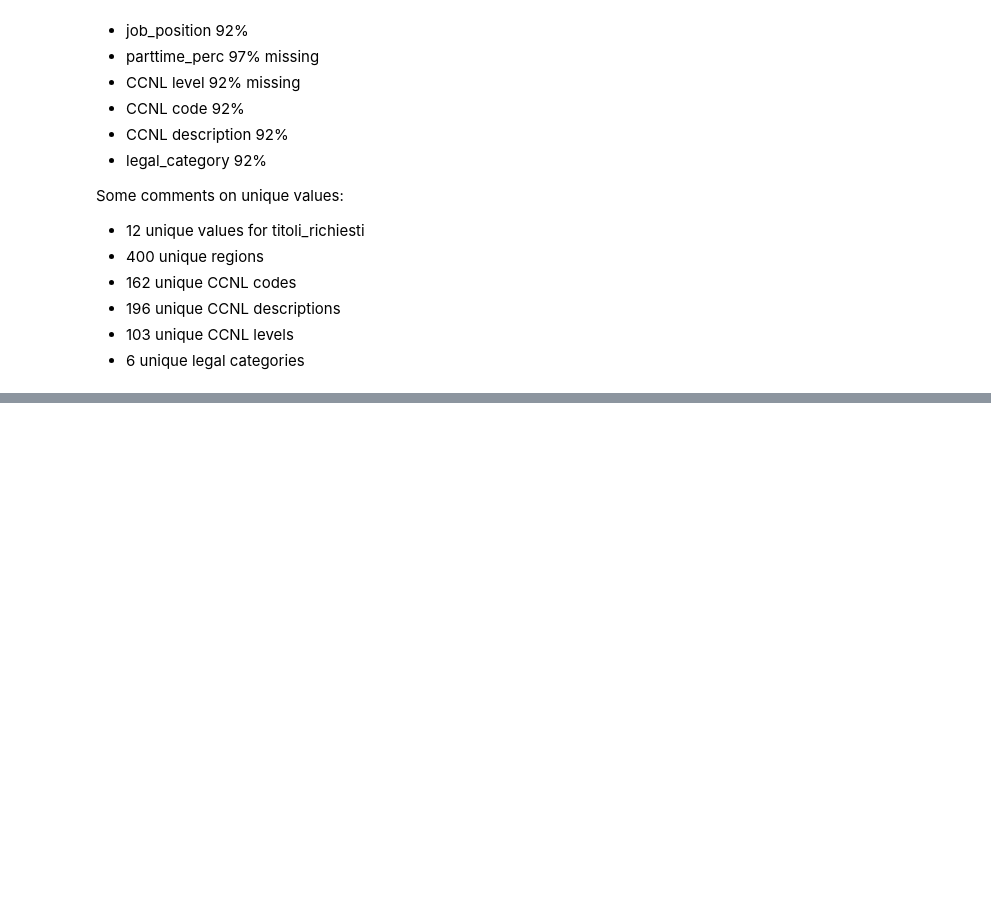
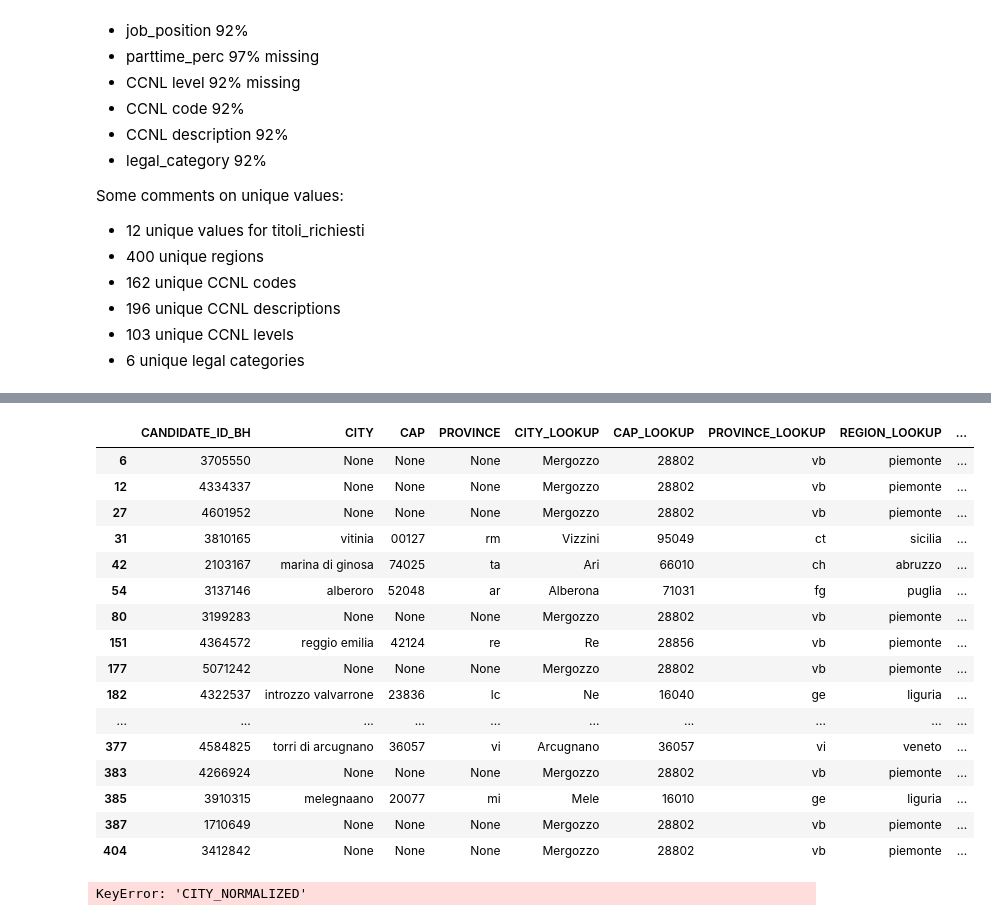
Before and after one commit to AntonioMariaFiscarelli/On-Bench-Candidates-to-Jobs-Auto-Match, a Jupyter notebook: notebooks/eda_onbench.ipynb, the cells around one changed output, grey strips where cells are left out. Cells and saved outputs as stored; diff of their text form; code cells hidden in the pictures; blank space fills up the shorter version.

```diff
--- a/notebooks/eda_onbench.ipynb
+++ b/notebooks/eda_onbench.ipynb
@@ -468,0 +642,4 @@ h1
+# %%
+df_gj = session.sql(f"""select c.candidate_id_bh, c.city, c.cap, c.region, c.city_lookup, c.cap_lookup, c.province_lookup, c.region_lookup
+                     from it_discovery.ita_exp_onbench.MPG_IT_ONBENCH_TEST_JOBORDER_CLEANED_GEO c
+                 """).to_pandas()
@@ -468,0 +683,24 @@ h1
+# %%
+df_gj[df_gj["EXACT_MATCH"] == 0]
+# %% [output]
+|  | CANDIDATE_ID_BH | CITY | CAP | PROVINCE | CITY_LOOKUP | CAP_LOOKUP | PROVINCE_LOOKUP | REGION_LOOKUP | ... |
+| 6 | 3705550 | None | None | None | Mergozzo | 28802 | vb | piemonte | ... |
+| 12 | 4334337 | None | None | None | Mergozzo | 28802 | vb | piemonte | ... |
+| 27 | 4601952 | None | None | None | Mergozzo | 28802 | vb | piemonte | ... |
+| 31 | 3810165 | vitinia | 00127 | rm | Vizzini | 95049 | ct | sicilia | ... |
+| 42 | 2103167 | marina di ginosa | 74025 | ta | Ari | 66010 | ch | abruzzo | ... |
+| 54 | 3137146 | alberoro | 52048 | ar | Alberona | 71031 | fg | puglia | ... |
+| 80 | 3199283 | None | None | None | Mergozzo | 28802 | vb | piemonte | ... |
+| 151 | 4364572 | reggio emilia | 42124 | re | Re | 28856 | vb | piemonte | ... |
+| 177 | 5071242 | None | None | None | Mergozzo | 28802 | vb | piemonte | ... |
+| 182 | 4322537 | introzzo valvarrone | 23836 | lc | Ne | 16040 | ge | liguria | ... |
+| ... | ... | ... | ... | ... | ... | ... | ... | ... | ... |
+| 377 | 4584825 | torri di arcugnano | 36057 | vi | Arcugnano | 36057 | vi | veneto | ... |
+| 383 | 4266924 | None | None | None | Mergozzo | 28802 | vb | piemonte | ... |
+| 385 | 3910315 | melegnaano | 20077 | mi | Mele | 16010 | ge | liguria | ... |
+| 387 | 1710649 | None | None | None | Mergozzo | 28802 | vb | piemonte | ... |
+| 404 | 3412842 | None | None | None | Mergozzo | 28802 | vb | piemonte | ... |
+# %%
+df_gj[df_gj["CITY_NORMALIZED"].isna() & ~ df_gj["CITY"].isna()]
+# %% [output]
+KeyError: 'CITY_NORMALIZED'
```
Also changed, not shown: parts of 29 cells of this notebook, 4 other files.
